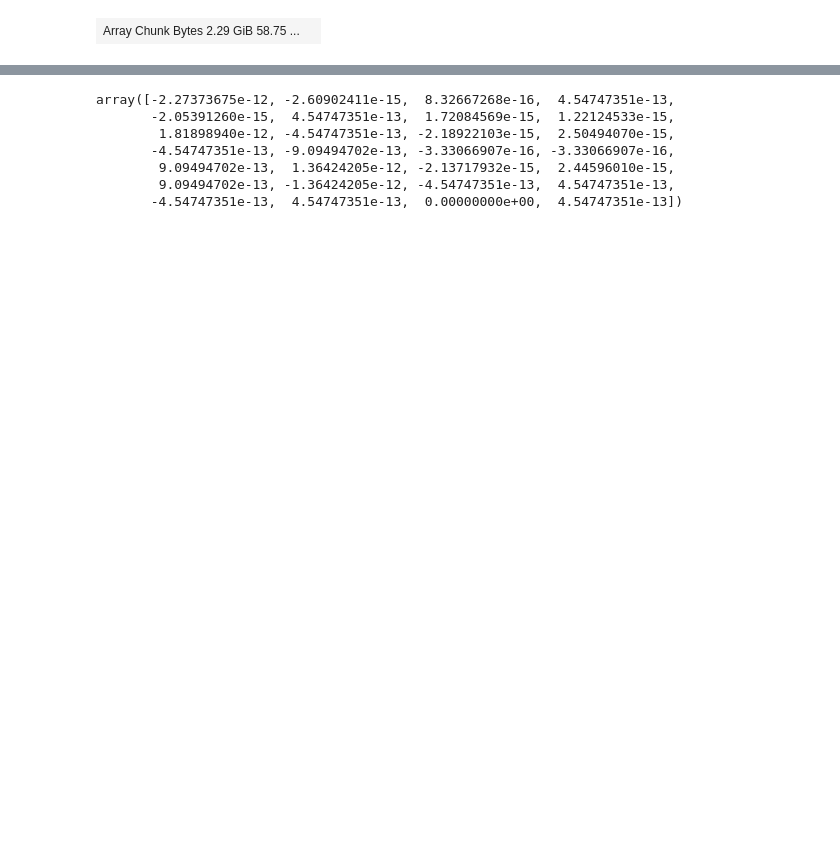
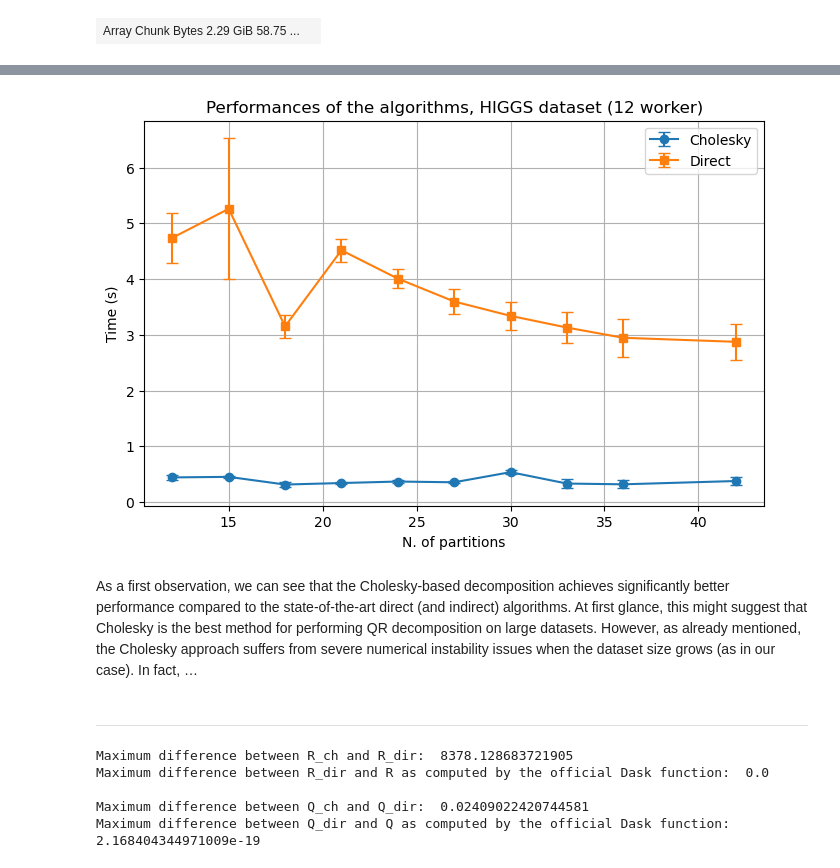
Before and after one commit to AlessandroMiotto/MAPD_project, a Jupyter notebook: Benchmark.ipynb, the cells around one changed output, grey strips where cells are left out. Drawn from its saved outputs; the diff is of its cells as text; code cells hidden in the pictures; blank space fills up the shorter version.

Commit message:
Benchmarking varying n_partitions; comparison direct/cholesky (lorenzo)

```diff
--- a/Benchmark.ipynb
+++ b/Benchmark.ipynb
@@ -79,0 +77,15 @@ Completion status: 0 1 2 3 4 5 6 7 8 9 10 11 12 13 14 15 16 17 18 19
+# %%
+n_partitions = [12, 15, 18, 21, 24, 27, 30, 33, 36, 42]
+average_time = np.zeros((3, len(n_partitions)))
+std_dev_time = np.zeros((3, len(n_partitions)))
+for i, part in enumerate(n_partitions):
+    print("N. partitions = ", part)
+    X_da = X_da.rechunk({0: X_da.shape[0] // part, 1: -1}).persist()    # Repartition X_da and persist (save in the worker's memory)
+    wait(X_da)   # Wait until Dask has finished to repartition (we don't want to count the time used to repartition
+    t_cholesky = benchmark(X_da, cholesky_tsqr, rep = 20, verbose = True)
+    t_direct = benchmark(X_da, direct_tsqr, rep = 20, verbose = True)
+    average_time[0,i] = np.mean(t_cholesky)
+    std_dev_time[0,i] = np.std(t_cholesky)
+
+    average_time[1,i] = np.mean(t_direct)
+    std_dev_time[1,i] = np.std(t_direct)
@@ -80,8 +113,48 @@ Completion status: 0 1 2 3 4 5 6 7 8 9 10 11 12 13 14 15 16 17 18 19
+# %%
+import numpy as np
+import matplotlib.pyplot as plt
+
+plt.figure(figsize=(8, 5))
+
+plt.errorbar(n_partitions, average_time[0], yerr=std_dev_time[0,], label="Cholesky", fmt='-o', capsize=4)
+plt.errorbar(n_partitions, average_time[1], yerr=std_dev_time[1,], label="Direct", fmt='-s', capsize=4)
+
+plt.xlabel("N. of partitions")
+plt.ylabel("Time (s)")
+plt.title("Performances of the algorithms, HIGGS dataset (12 worker)")
+plt.legend()
+plt.grid(True)
+plt.show()
+# %% [output]
+[figure, added]
+# %% [markdown]
+As a first observation, we can see that the Cholesky-based decomposition achieves significantly better performance compared to the state-of-the-art direct (and indirect) algorithms. At first glance, this might suggest that Cholesky is the best method for performing QR decomposition on large datasets. However, as already mentioned, the Cholesky approach suffers from severe numerical instability issues when the dataset size grows (as in our case). In fact, …
+# %% [markdown]
+---
 # %%
-Qch, Rch = compute_choleskyQR_parallel_optimal(X_da)
-Qd, Rd = direct_tsqr(X_da)
+from dask.array.linalg import tsqr
+import dask.array as da
 
-Qch = Qch.persist()
-Rch = Rch.persist()
-Qd = Qd.persist()
-Rd = Rd.persist()
+Qch, Rch = cholesky_tsqr(X_da)    # Output from Cholesky
+Qd, Rd = direct_tsqr(X_da)        # Output from our implementation of Direct method
+Qt, Rt = tsqr(X_da)   # Output of official TSQR function in the Dask library
+
+# Now let's trigger the computations
+Qch, Rch = Qch.persist(),  Rch.persist()
+Qd, Rd = Qd.persist(), Rd.persist()
+Qt, Rt = Qt.persist(), Rt.persist()
+
+print("Maximum difference between R_ch and R_dir: ", np.max( np.abs(Rch.T.compute()-Rd.compute()) ))
+
+print("Maximum difference between R_dir and R as computed by the official Dask function: ", np.max(np.abs(Rt.compute()-Rd.compute()) ))
+
+print()
+
+print("Maximum difference between Q_ch and Q_dir: ", np.max(np.abs(Qch - Qd)).compute())
+print("Maximum difference between Q_dir and Q as computed by the official Dask function: ", np.max(np.abs(Qt - Qd)).compute())
+# %% [output]
+Maximum difference between R_ch and R_dir:  8378.128683721905
+Maximum difference between R_dir and R as computed by the official Dask function:  0.0
+
+Maximum difference between Q_ch and Q_dir:  0.02409022420744581
+Maximum difference between Q_dir and Q as computed by the official Dask function:  2.168404344971009e-19
@@ -91,10 +160,0 @@ Rch = Rch.compute()
-# %%
-Rch.T[0]-Rd[0]
-# %% [output]
-array([-2.27373675e-12, -2.60902411e-15,  8.32667268e-16,  4.54747351e-13,
-       -2.05391260e-15,  4.54747351e-13,  1.72084569e-15,  1.22124533e-15,
-        1.81898940e-12, -4.54747351e-13, -2.18922103e-15,  2.50494070e-15,
-       -4.54747351e-13, -9.09494702e-13, -3.33066907e-16, -3.33066907e-16,
-        9.09494702e-13,  1.36424205e-12, -2.13717932e-15,  2.44596010e-15,
-        9.09494702e-13, -1.36424205e-12, -4.54747351e-13,  4.54747351e-13,
-       -4.54747351e-13,  4.54747351e-13,  0.00000000e+00,  4.54747351e-13])
```
Also changed, not shown: parts of 11 cells of this notebook, 1 other file.
